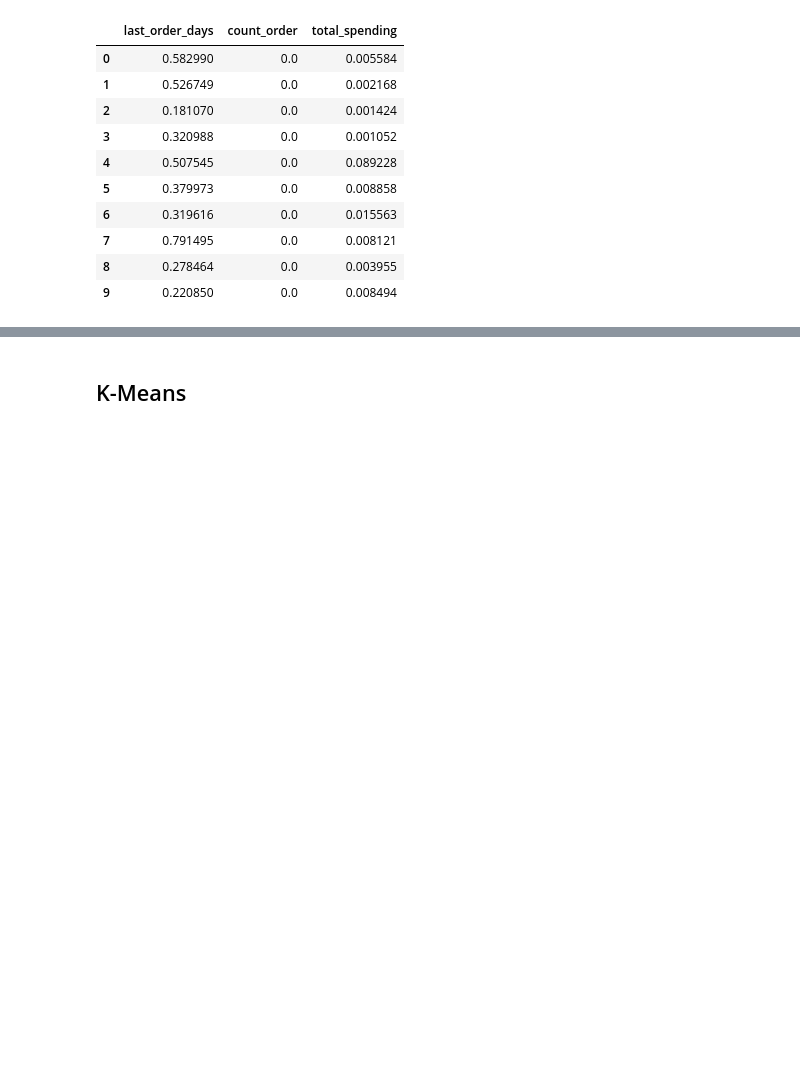
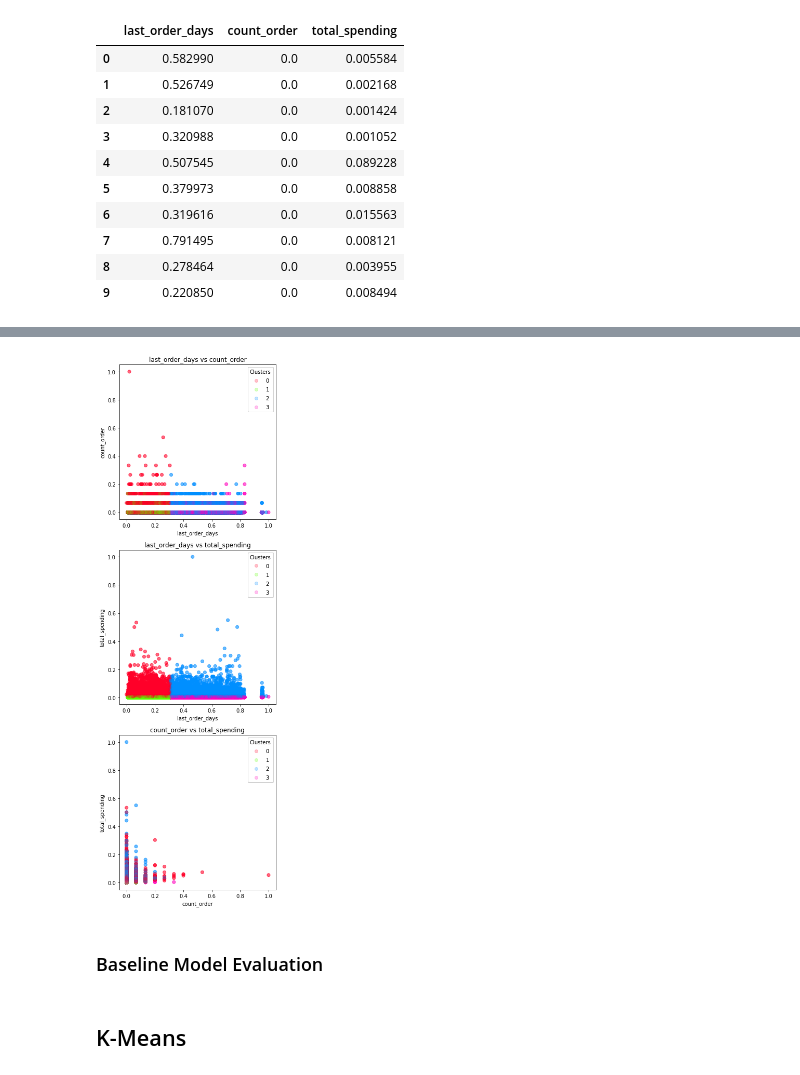
Before and after one commit to dion-ricky/future-data-1, a Jupyter notebook: notebook/2021-08-23_Unsupervised Good Model.ipynb, the cells around one changed output, grey strips where cells are left out. Drawn from its saved outputs; the diff is of its cells as text; code cells hidden in the pictures; blank space fills up the shorter version.

```diff
--- a/notebook/2021-08-23_Unsupervised Good Model.ipynb
+++ b/notebook/2021-08-23_Unsupervised Good Model.ipynb
@@ -709,0 +647,54 @@ display(df.head(10))
+# %%
+def add_random_noise(s, noise_strength=0.5):
+    np.random.seed(np.random.randint(1, len(s)))
+    noise = [np.random.rand() * (np.random.rand() * noise_strength) for i in range(0, len(s))]
+    s = s + noise
+    return s
+
+rfm_t = rfm.copy()
+
+colors = ['darkviolet', 'limegreen', 'b', 'orange']
+segment = ['hsac', 'lsac', 'chsc', 'clsc']
+
+t = ['last_order_days', 'count_order', 'total_spending']
+c = []
+f = []
+
+for i in range(0, len(t)):
+    for j in range(0, len(t)):
+        t0 = t[i]
+        t1 = t[j]
+
+        if t0 == t1:
+            continue
+
+        if [t0, t1] in c:
+            continue
+        else:
+            f.append([t0, t1])
+            c.append([t0, t1])
+            c.append([t1, t0])
+
+fig, axs = plt.subplots(len(f), 1)
+fig.set_size_inches(5, 15, forward=True)
+
+for i in range(0, len(f)):
+    for j in segment:
+        ax = axs[i]
+        _ttt = rfm_t[rfm_t['customer_segment'] == j]
+        axscatter = ax.scatter(scaled_df[f[i][0]], scaled_df[f[i][1]], alpha=0.2, c=y, cmap='gist_rainbow')
+
+        # produce a legend with the unique colors from the scatter
+        legend1 = ax.legend(*axscatter.legend_elements(), title="Clusters")
+        ax.add_artist(legend1)
+
+        ax.set_title('{} vs {}'.format(f[i][0], f[i][1]))
+        ax.set_xlabel(f[i][0])
+        ax.set_ylabel(f[i][1])
+
+plt.tight_layout()
+plt.show()
+# %% [output]
+[figure, added]
+# %% [markdown]
+### Baseline Model Evaluation
```
Also changed, not shown: parts of 13 cells of this notebook.
